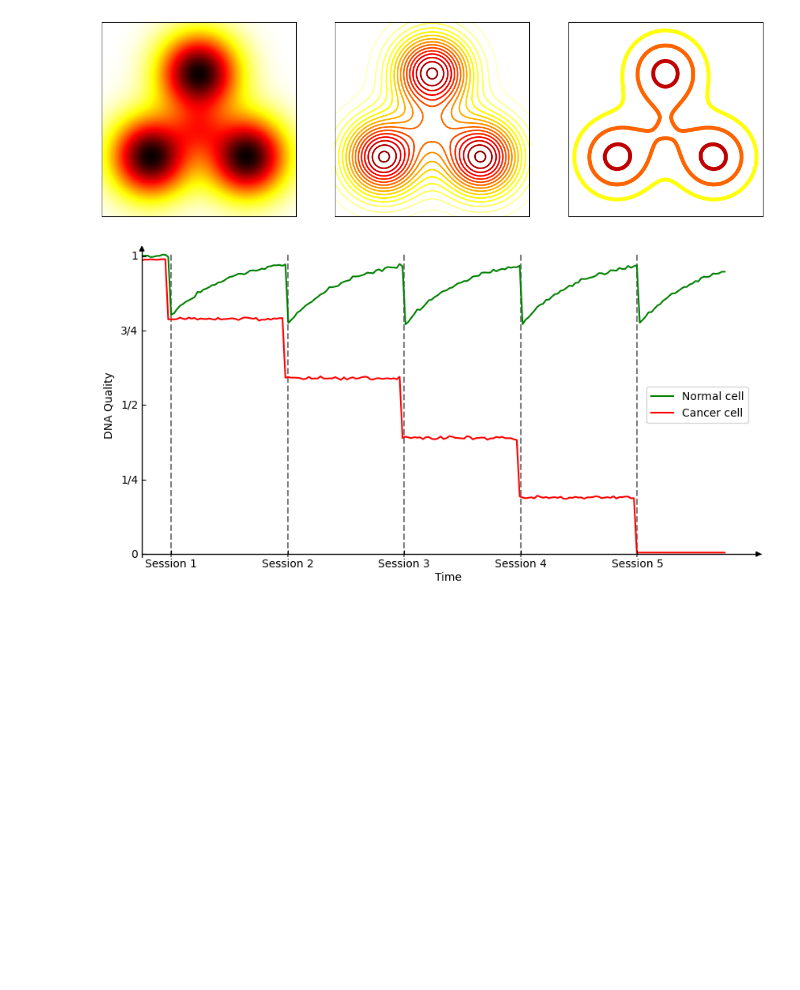
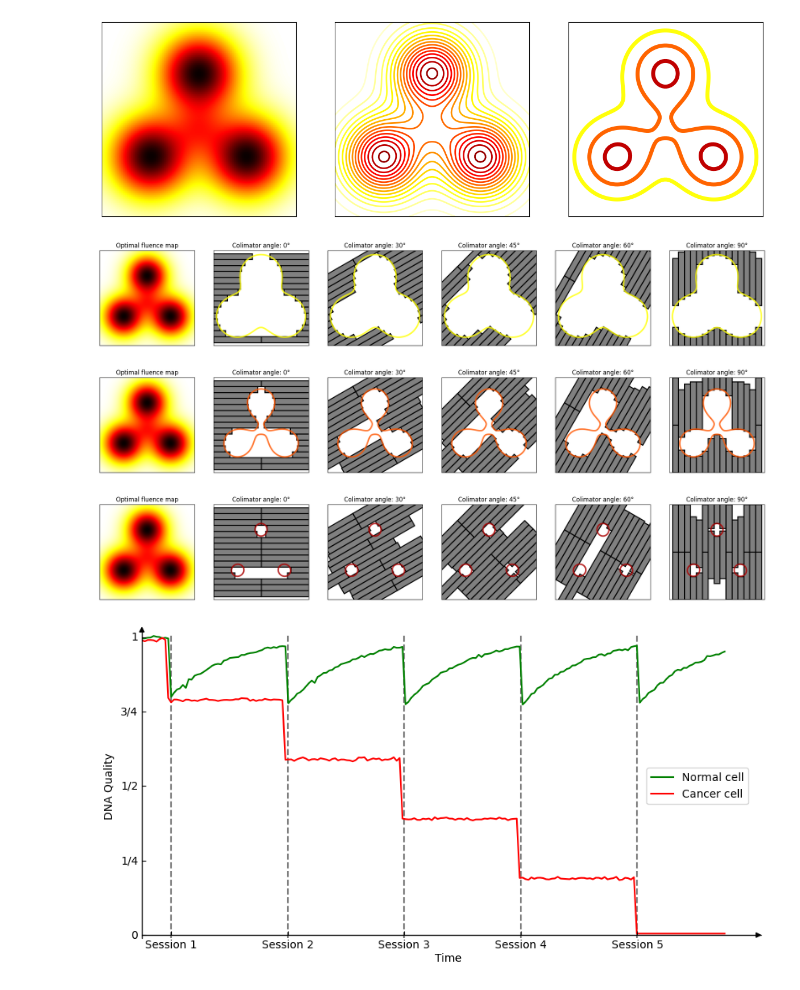
Before and after one commit to pauldubois98/PhD, a Jupyter notebook: 1_background/plots_generation.ipynb, the cells around one changed output. Drawn from its saved outputs; the diff is of its cells as text; code cells hidden in the pictures; blank space fills up the shorter version.

Commit message:
added flu2 leaves plots

```diff
--- a/1_background/plots_generation.ipynb
+++ b/1_background/plots_generation.ipynb
@@ -195,6 +195,16 @@ plt.gca().set_aspect('equal')
 plt.show()
 # %% [output]
 [figure]
+# %%
+LEAF_LENGTH = 2
+directions = [(1,0), (3**0.5, 1), (1,1), (1,3**0.5), (0,1)]
+plot_leaves_directions(flu2, directions, number_leaves=7, levels=[0, 0.5*lvl, 1.2])
+plot_leaves_directions(flu2, directions, number_leaves=7, levels=[0, lvl, 1.2])
+plot_leaves_directions(flu2, directions, number_leaves=7, levels=[0, 1.5*lvl, 1.2])
+# %% [output]
+[figure, added]
+[figure, added]
+[figure, added]
 # %%
 N = 200
 RAND = 0.003
```
